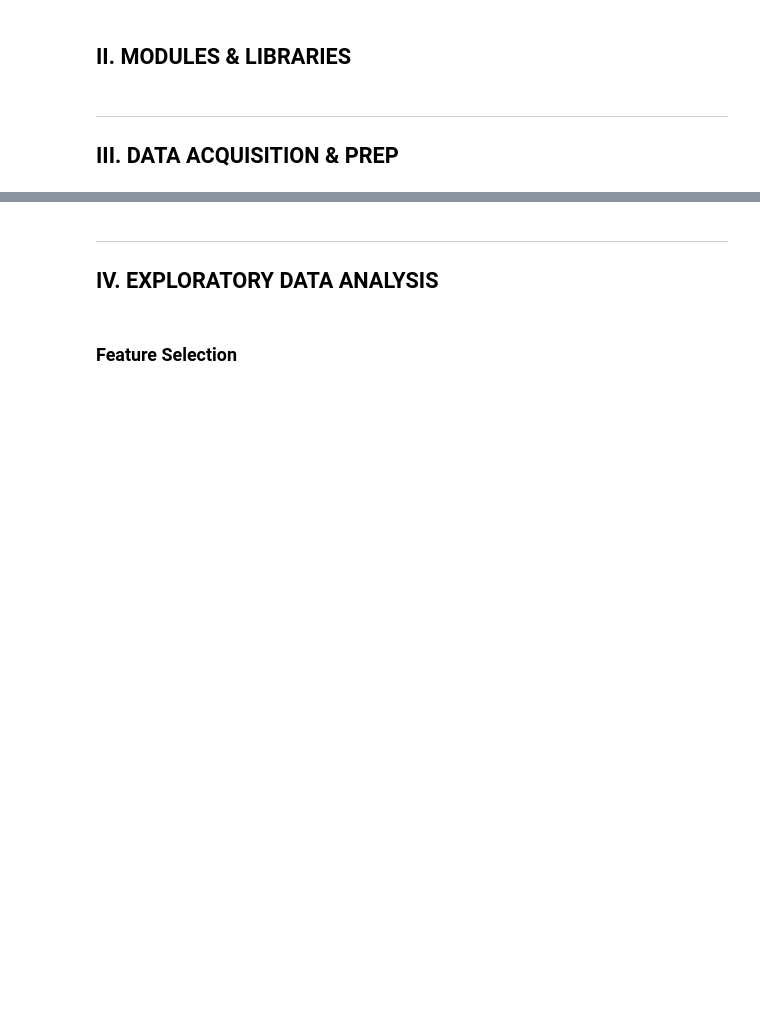
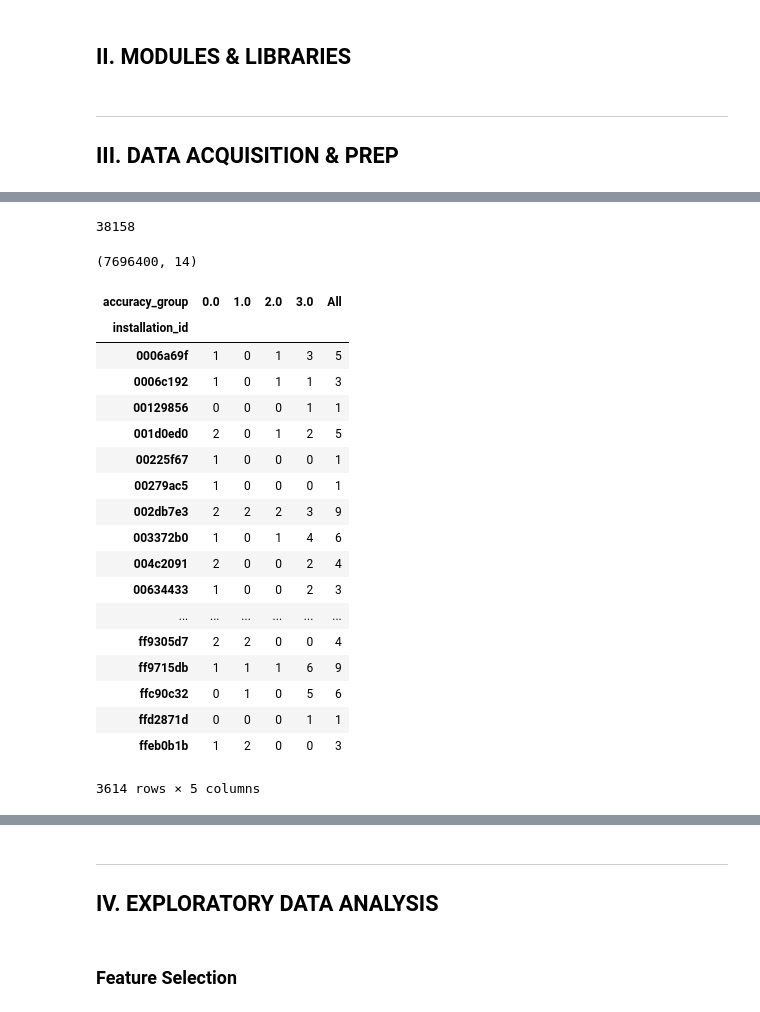
Before and after one commit to cats-in-the-hat/PBS-KIDS2, a Jupyter notebook: full_project_documentation.ipynb, the cells around one changed output, grey strips where cells are left out. Cells and saved outputs as stored; diff of their text form; code cells hidden in the pictures; blank space fills up the shorter version.

Commit message:
Update full_project_documentation.ipynb with Acquire & Prep dataframe.

```diff
--- a/full_project_documentation.ipynb
+++ b/full_project_documentation.ipynb
@@ -82,0 +161,2 @@ warnings.filterwarnings("ignore")
+# %%
+df1.rename(columns = {'installation_id_x': 'installation_id'}, inplace = True)
@@ -82,0 +179,43 @@ warnings.filterwarnings("ignore")
+# %%
+# capture the index values of NaN assessments
+na_assessments = df1[(df1.type == 'Assessment') & (df1.accuracy_group.isna())].index
+# %%
+# make sure all of the NaN assessments are captured.
+len(na_assessments)
+# %% [output]
+38158
+# %%
+df1.drop(na_assessments, inplace = True)
+# %%
+#Check the shape of df1: 7734558 - 7696400 = 38158
+df1.shape
+# %% [output]
+(7696400, 14)
+# %%
+assessments = df1.groupby(['installation_id', 'game_session', 'accuracy_group']).count().reset_index()
+# %%
+# Count how many times each user was in each accuracy_group.
+# Count how many assessments they took overall.
+# Drop the bottom 'All' ROW.
+assessment_count = pd.crosstab(assessments.installation_id, assessments.accuracy_group, margins = True).drop('All')
+assessment_count
+# %% [output]
+| accuracy_group | 0.0 | 1.0 | 2.0 | 3.0 | All |
+| installation_id |  |  |  |  |  |
+| 0006a69f | 1 | 0 | 1 | 3 | 5 |
+| 0006c192 | 1 | 0 | 1 | 1 | 3 |
+| 00129856 | 0 | 0 | 0 | 1 | 1 |
+| 001d0ed0 | 2 | 0 | 1 | 2 | 5 |
+| 00225f67 | 1 | 0 | 0 | 0 | 1 |
+| 00279ac5 | 1 | 0 | 0 | 0 | 1 |
+| 002db7e3 | 2 | 2 | 2 | 3 | 9 |
+| 003372b0 | 1 | 0 | 1 | 4 | 6 |
+| 004c2091 | 2 | 0 | 0 | 2 | 4 |
+| 00634433 | 1 | 0 | 0 | 2 | 3 |
+| ... | ... | ... | ... | ... | ... |
+| ff9305d7 | 2 | 2 | 0 | 0 | 4 |
+| ff9715db | 1 | 1 | 1 | 6 | 9 |
+| ffc90c32 | 0 | 1 | 0 | 5 | 6 |
+| ffd2871d | 0 | 0 | 0 | 1 | 1 |
+| ffeb0b1b | 1 | 2 | 0 | 0 | 3 |
+3614 rows × 5 columns
```
Also changed, not shown: parts of 112 cells of this notebook.
